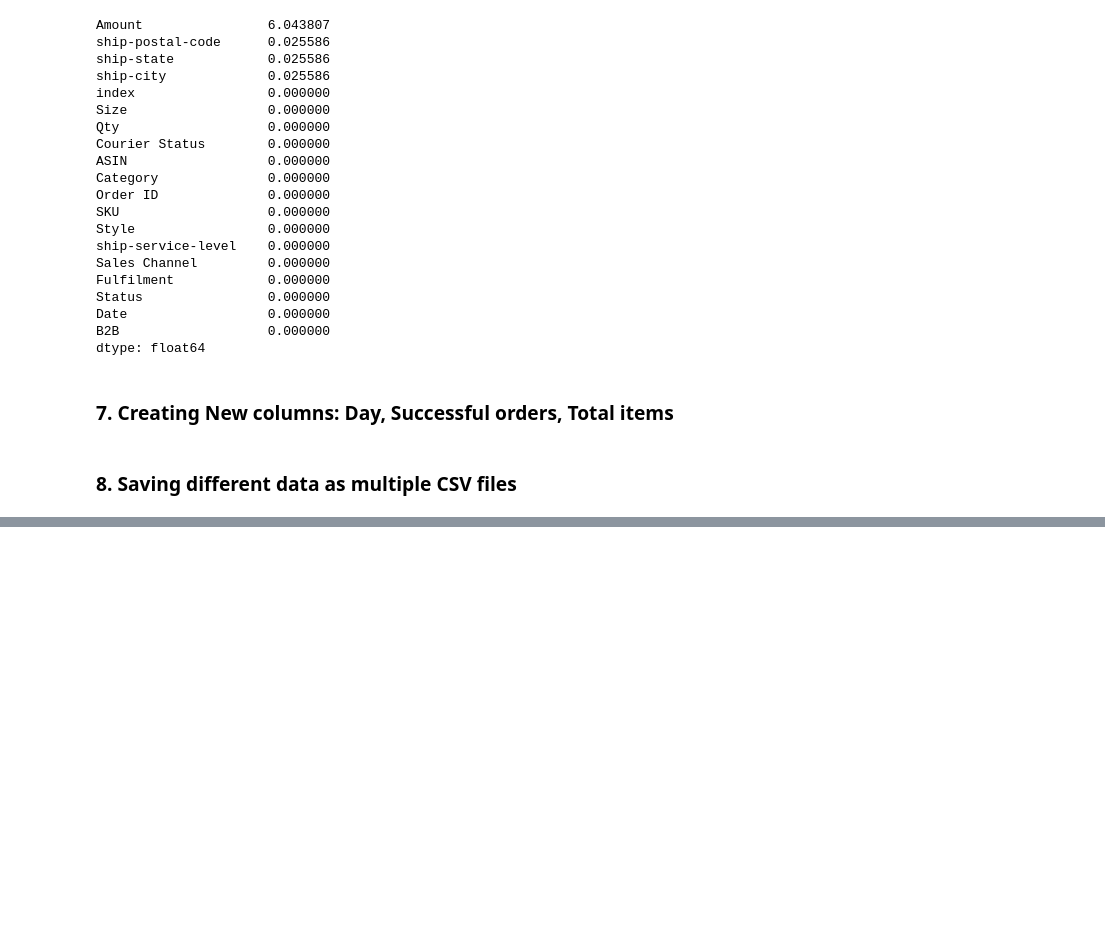
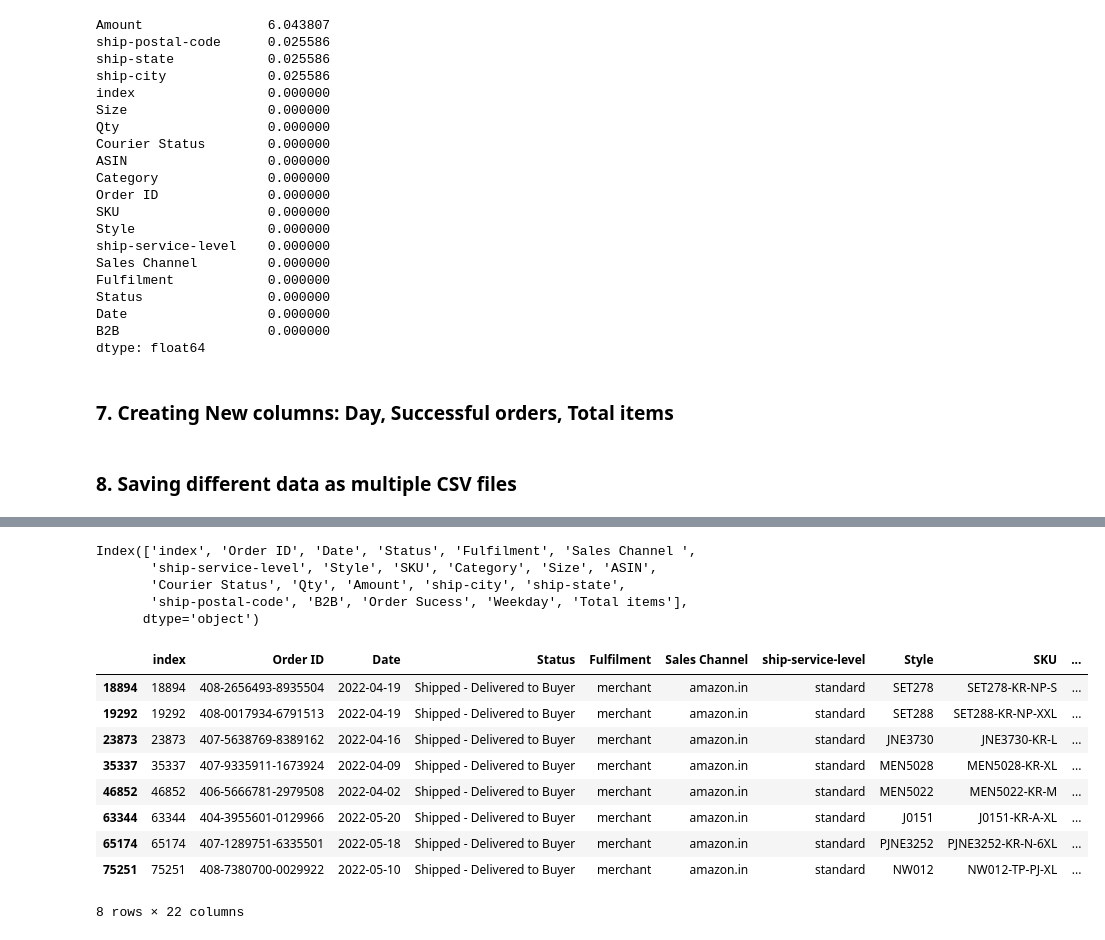
Before and after one commit to sayashhad/Data-Analyst-Internship-Assignment, a Jupyter notebook: Data_analysis.ipynb, the cells around one changed output, grey strips where cells are left out. Saved outputs shown, nothing was run; the diff lists cells and outputs as text; code cells hidden in the pictures; blank space fills up the shorter version.

```diff
--- a/Data_analysis.ipynb
+++ b/Data_analysis.ipynb
@@ -127,6 +125,9 @@ df.loc[(df['Courier Status'].isna()) & (df['Status'] == 'Cancelled'), 'Courier S
 
 # For the rest of them, change it to 'Shipped'
 df['Courier Status'] = df['Courier Status'].fillna('Shipped')
+
+#Certain values exits where the Courier Status is missing but the Qty is null, hence they must be cancelled.
+df.loc[(df['Qty'] == 0) & (df['Status'] != 'Cancelled') & (df['Courier Status'] != 'cancelled'), ['Courier Status']] = 'cancelled'
 # %% [markdown]
 ### 3. Checking if there exists orders that have inconsistent quantities, like float or null. Since there exists rows with 0 quantity, these records are erroranous and must be removed
 # %%
@@ -235,7 +236,7 @@ dtype: float64
 ### 7. Creating New columns: Day, Successful orders, Total items
 # %%
 #Tells whelther the order is successful yet or not
-successful_list = ['Shipped', 'Shipped - Delivered to Buyer']
+successful_list = ['Shipped - Delivered to Buyer']
 df['Order Sucess'] = df['Status'].isin(successful_list)
 
 #Tells the weekday of the order based on the date
@@ -250,0 +278,21 @@ address_df.to_csv("NewDataset/cleaned_addressdata.csv", index = True)
+# %%
+df.columns
+# %% [output]
+Index(['index', 'Order ID', 'Date', 'Status', 'Fulfilment', 'Sales Channel ',
+       'ship-service-level', 'Style', 'SKU', 'Category', 'Size', 'ASIN',
+       'Courier Status', 'Qty', 'Amount', 'ship-city', 'ship-state',
+       'ship-postal-code', 'B2B', 'Order Sucess', 'Weekday', 'Total items'],
+      dtype='object')
+# %%
+df[(df['Qty'] == 0) & (df['Status'] == 'Shipped - Delivered to Buyer')]
+# %% [output]
+|  | index | Order ID | Date | Status | Fulfilment | Sales Channel | ship-service-level | Style | SKU | ... |
+| 18894 | 18894 | 408-2656493-8935504 | 2022-04-19 | Shipped - Delivered to Buyer | merchant | amazon.in | standard | SET278 | SET278-KR-NP-S | ... |
+| 19292 | 19292 | 408-0017934-6791513 | 2022-04-19 | Shipped - Delivered to Buyer | merchant | amazon.in | standard | SET288 | SET288-KR-NP-XXL | ... |
+| 23873 | 23873 | 407-5638769-8389162 | 2022-04-16 | Shipped - Delivered to Buyer | merchant | amazon.in | standard | JNE3730 | JNE3730-KR-L | ... |
+| 35337 | 35337 | 407-9335911-1673924 | 2022-04-09 | Shipped - Delivered to Buyer | merchant | amazon.in | standard | MEN5028 | MEN5028-KR-XL | ... |
+| 46852 | 46852 | 406-5666781-2979508 | 2022-04-02 | Shipped - Delivered to Buyer | merchant | amazon.in | standard | MEN5022 | MEN5022-KR-M | ... |
+| 63344 | 63344 | 404-3955601-0129966 | 2022-05-20 | Shipped - Delivered to Buyer | merchant | amazon.in | standard | J0151 | J0151-KR-A-XL | ... |
+| 65174 | 65174 | 407-1289751-6335501 | 2022-05-18 | Shipped - Delivered to Buyer | merchant | amazon.in | standard | PJNE3252 | PJNE3252-KR-N-6XL | ... |
+| 75251 | 75251 | 408-7380700-0029922 | 2022-05-10 | Shipped - Delivered to Buyer | merchant | amazon.in | standard | NW012 | NW012-TP-PJ-XL | ... |
+8 rows × 22 columns
```
Also changed, not shown: parts of 7 cells of this notebook, 2 other files.
